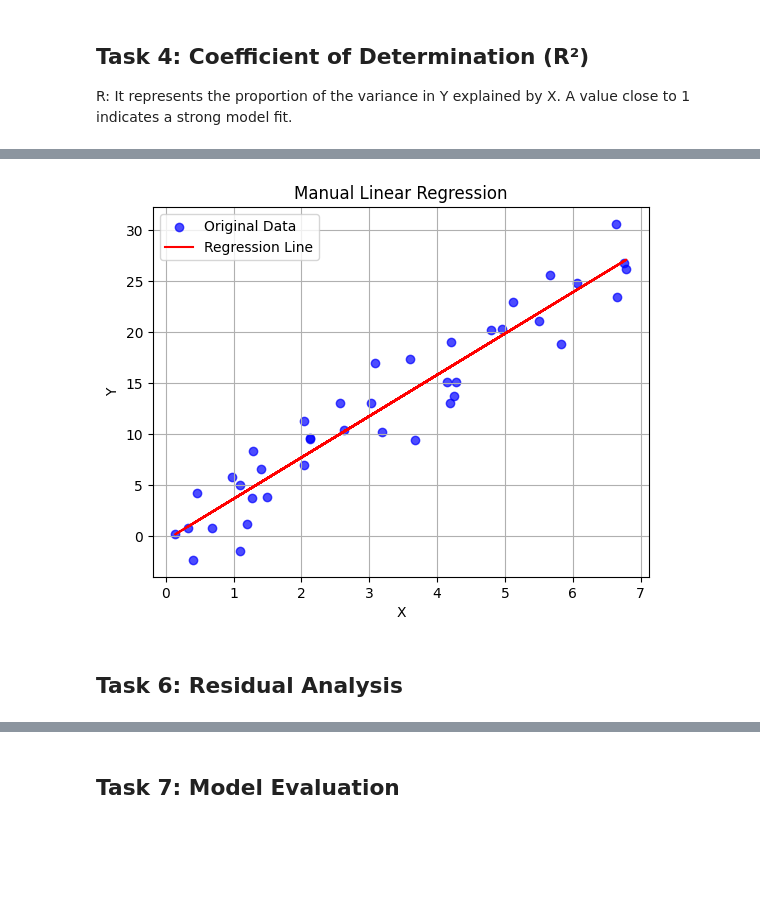
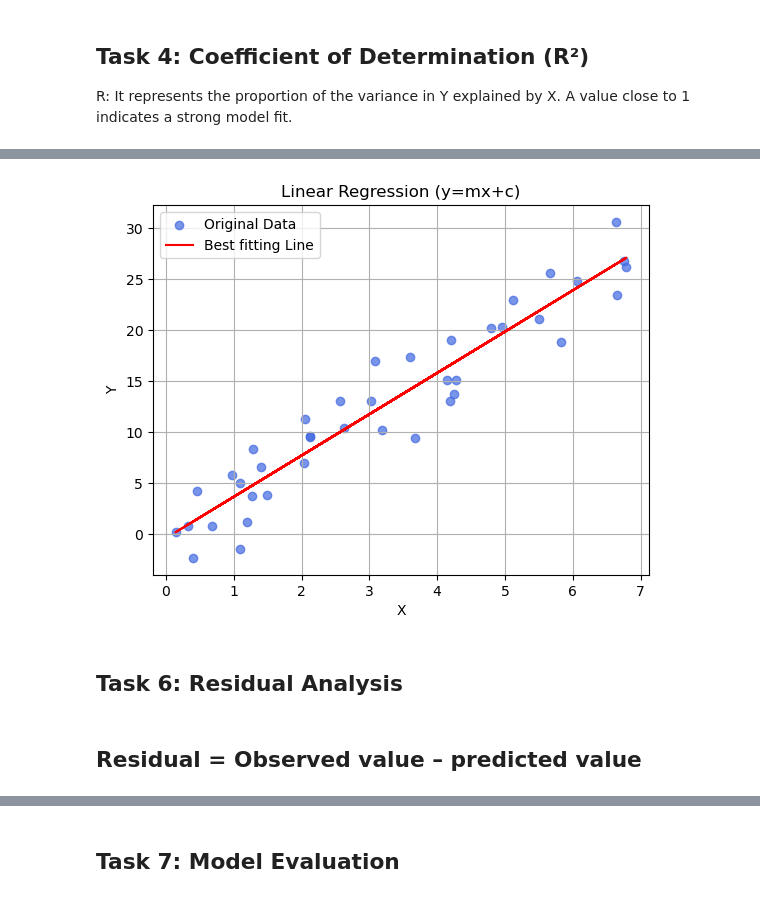
Before and after one commit to rifah07/Data-Science, a Jupyter notebook: Assignmet_2/Task_1.ipynb, the cells around one changed output, grey strips where cells are left out. Drawn from its saved outputs; the diff is of its cells as text; code cells hidden in the pictures; blank space fills up the shorter version.

```diff
--- a/Assignmet_2/Task_1.ipynb
+++ b/Assignmet_2/Task_1.ipynb
@@ -92,14 +241,16 @@ Coefficient of Determination (R²): 0.9080247151434501
 # %%
 # scatter plot and regression line
-plt.scatter(x, y, color='blue', alpha=0.7, label='Original Data')
-plt.plot(x, y_pred, color='red', label='Regression Line')
-plt.title('Manual Linear Regression')
+plt.scatter(x, y, color='royalblue', alpha=0.7, label='Original Data')
+plt.plot(x, y_pred, color='red', label='Best fitting Line')
+plt.title('Linear Regression (y=mx+c)')
 plt.xlabel('X')
 plt.ylabel('Y')
 plt.legend()
 plt.grid()
 plt.show()
 # %% [output]
-[figure, old version]
+[figure, new version]
 # %% [markdown]
 ## Task 6: Residual Analysis
+# %% [markdown]
+## Residual = Observed value – predicted value
```
Also changed, not shown: parts of 52 cells of this notebook.
